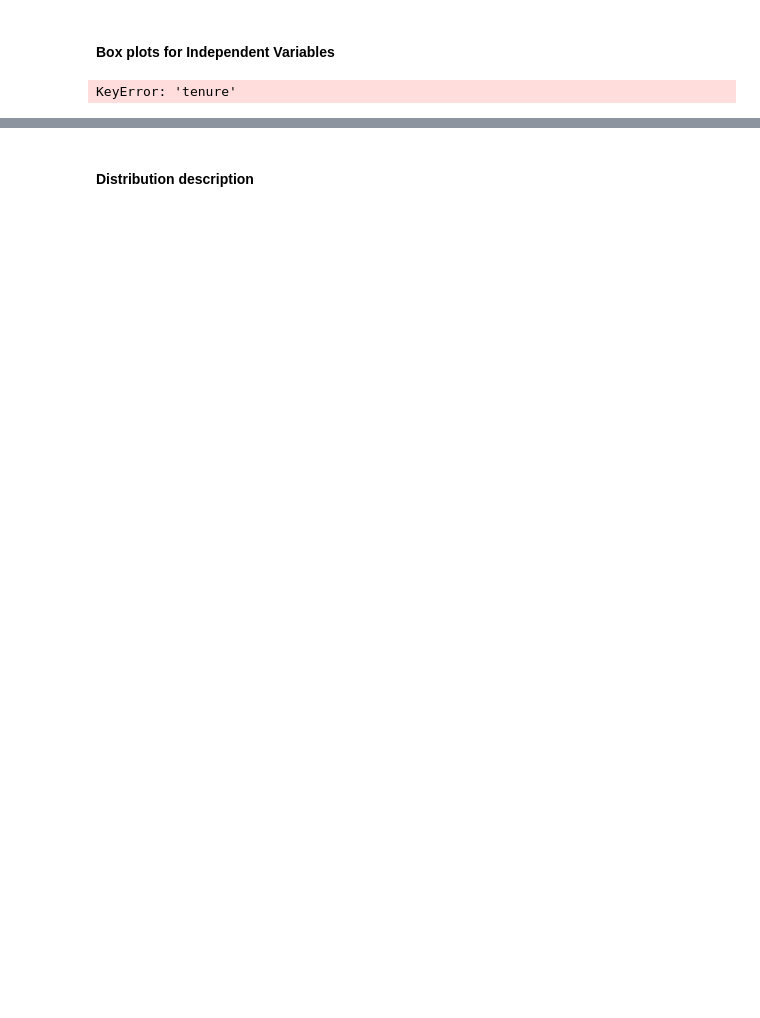
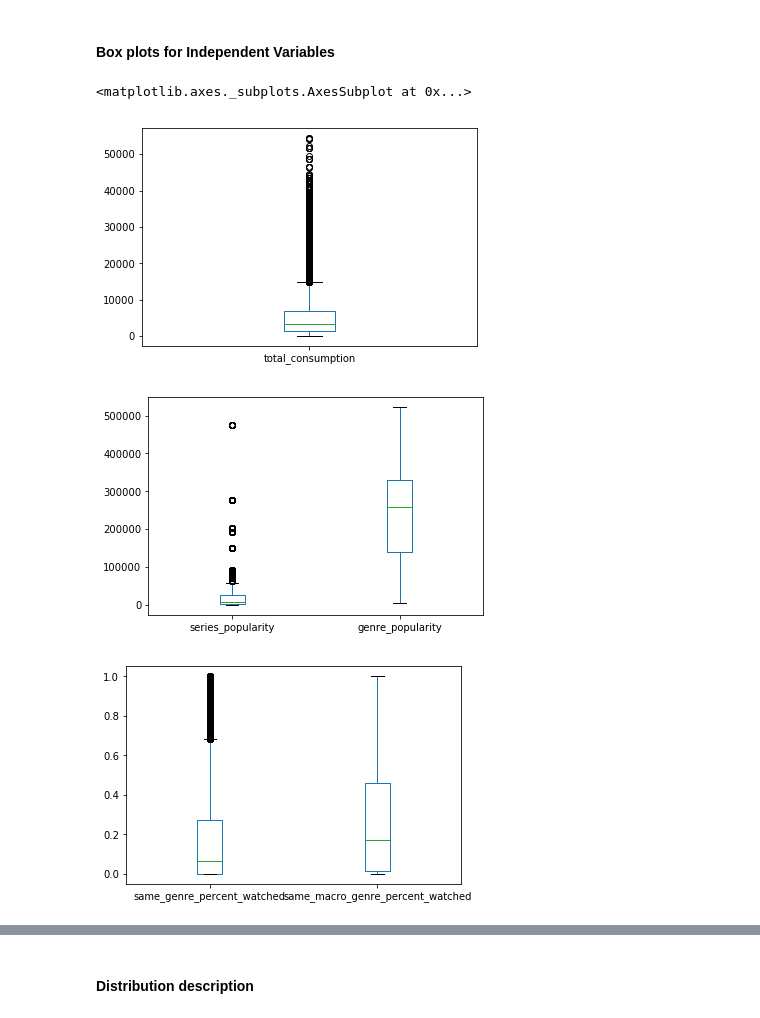
Before and after one commit to emanuelerusina/SM_DS_2017_personal, a Jupyter notebook: own_project/exploratory_analysis.ipynb, the cells around one changed output, grey strips where cells are left out. Saved outputs shown, nothing was run; the diff lists cells and outputs as text; code cells hidden in the pictures; blank space fills up the shorter version.

```diff
--- a/own_project/exploratory_analysis.ipynb
+++ b/own_project/exploratory_analysis.ipynb
@@ -75,8 +103,13 @@ Preliminary observations on each independent var
 # %% [markdown]
 #### Box plots for Independent Variables
-# %%
-data[['tenure','a_popularity','total_cons','h_g_match','h_mg_match','genre_popularity','a_hourofday']].plot(kind='box')
-# %% [output]
-KeyError: 'tenure'
+# %%
+data[['total_consumption']].plot(kind='box')
+data[['series_popularity','genre_popularity']].plot(kind='box')
+data[['same_genre_percent_watched','same_macro_genre_percent_watched']].plot(kind='box')
+# %% [output]
+<matplotlib.axes._subplots.AxesSubplot at 0x...>
+[figure, added]
+[figure, added]
+[figure, added]
 # %%
 Comment on boxplots
```
Also changed, not shown: parts of 25 cells of this notebook, 7 other files.
